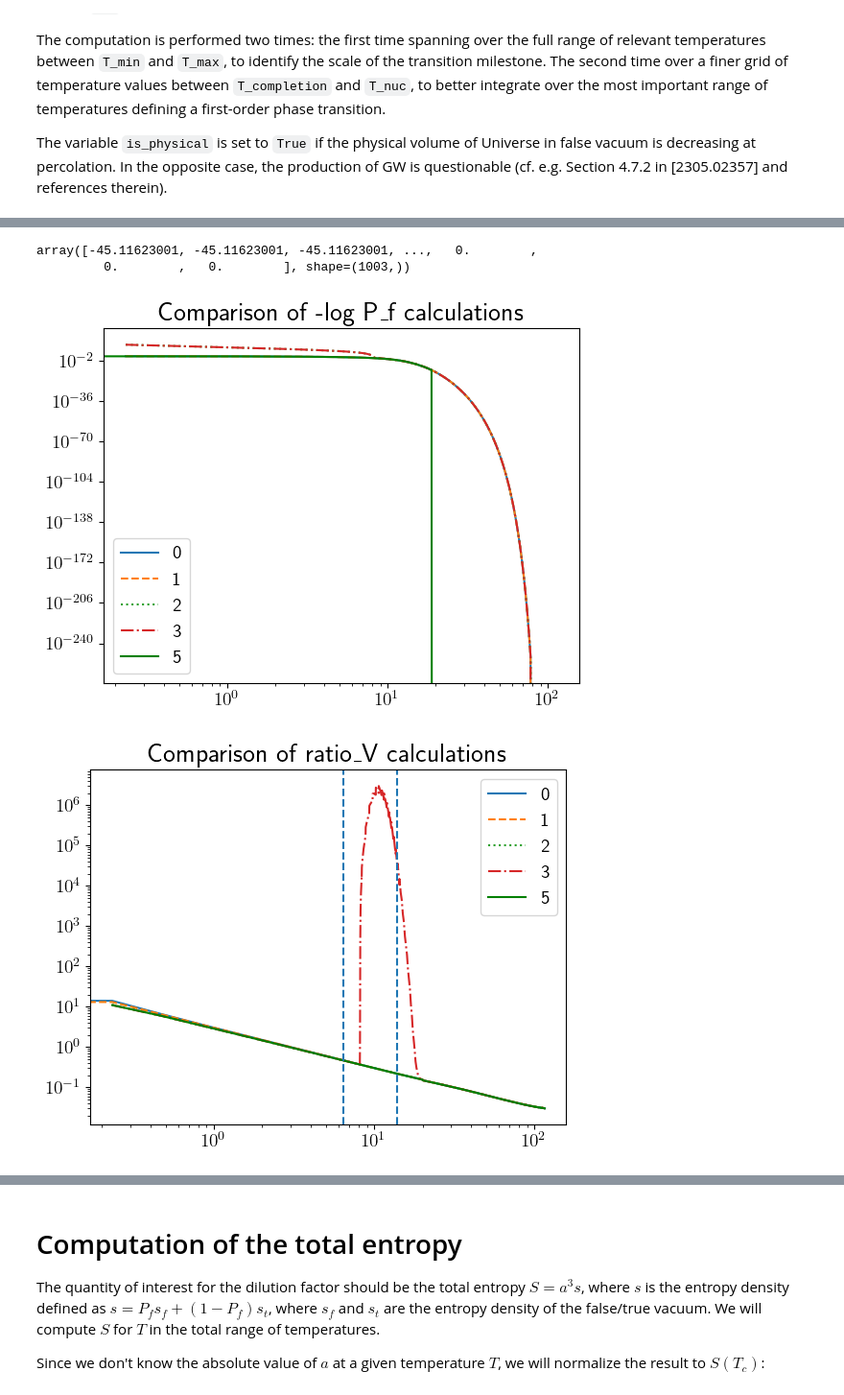
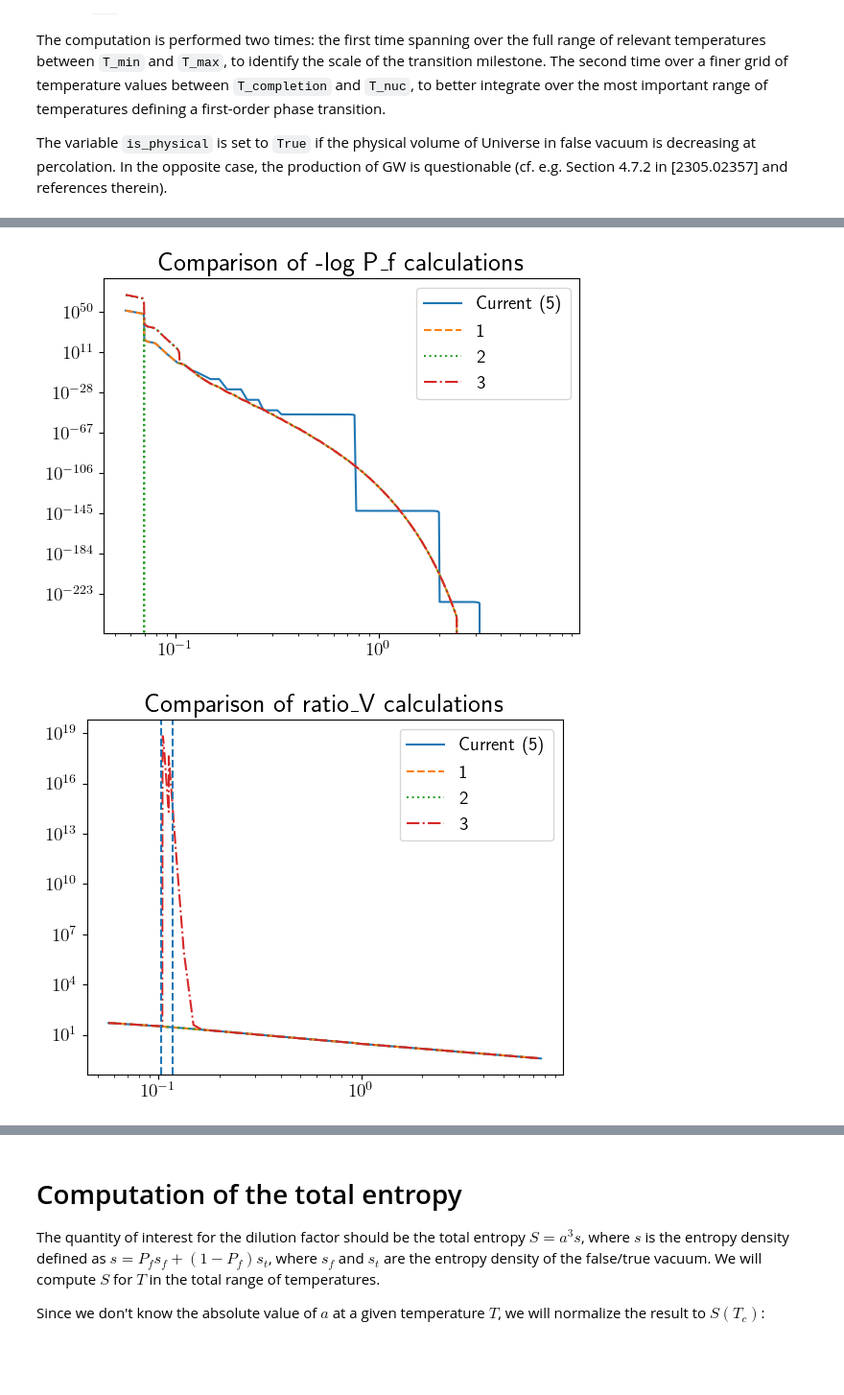
Before and after one commit to michelelucente/ELENA, a Jupyter notebook: examples/dilution.ipynb, the cells around one changed output, grey strips where cells are left out. Shown at 96% size. Drawn from its saved outputs; the diff is of its cells as text; code cells hidden in the pictures; blank space fills up the shorter version.

```diff
--- a/examples/dilution.ipynb
+++ b/examples/dilution.ipynb
@@ -56,13 +56,13 @@ description = "Fast"
 
 # Alternatively, these are the benchmark points presented in arXiv:2501.15649 [hep-ph]
 lambda_, g, vev, units, description  = 6e-3, 0.75002, 500, "MeV", "Slow" # BP1
-# lambda_, g, vev, units, description  = 6e-3, 0.74999, 1000, "MeV", "BP2"
-# lambda_, g, vev, units, description  = 6e-3, 0.749938, 3, "GeV", "BP3"
-# lambda_, g, vev, units, description  = 1e-2, 0.85412, 1, "GeV", "BP4"
+lambda_, g, vev, units, description  = 6e-3, 0.74999, 1000, "MeV", "BP2"
+lambda_, g, vev, units, description  = 6e-3, 0.749938, 3, "GeV", "BP3"
+lambda_, g, vev, units, description  = 1e-2, 0.85412, 1, "GeV", "BP4"
 
-# lambda_, g, vev, units, description =  4.488898148959398e-03, 6.972679726505687e-01, 4.410345365114855e+01, "MeV", "MCMC_MAP"
-# lambda_, g, vev, units, description =  3.2068687910412159e-03, 6.4097070950050705e-01, 1.1413675256191728e+02, "MeV", "MCMC_bayes"
-# lambda_, g, vev, units, description =  1.5052724071742338e-03, 5.3053740660784832e-01, 4.6720288890003964e+01, "MeV", "MCMC_MLE"
+lambda_, g, vev, units, description =  4.488898148959398e-03, 6.972679726505687e-01, 4.410345365114855e+01, "MeV", "MCMC_MAP"
+lambda_, g, vev, units, description =  3.2068687910412159e-03, 6.4097070950050705e-01, 1.1413675256191728e+02, "MeV", "MCMC_bayes"
+lambda_, g, vev, units, description =  1.5052724071742338e-03, 5.3053740660784832e-01, 4.6720288890003964e+01, "MeV", "MCMC_MLE"
 
 # description = f"vev = {vev} {units}"
 
@@ -300,7 +300,7 @@ The computation is performed two times: the first time spanning over the full ra
 The variable `is_physical` is set to `True` if the physical volume of Universe in false vacuum is decreasing at percolation. In the opposite case, the production of GW is questionable (cf. e.g. Section 4.7.2 in [2305.02357] and references therein).
 # %%
 from utils import interpolation_narrow
-from temperatures import compute_logP_f, N_bubblesH, R_sepH, compute_logP_f1, compute_logP_f2
+from temperatures import compute_logP_f5, N_bubblesH, R_sepH
 
 is_physical = True
 
@@ -313,9 +313,9 @@ while counter <= 1:
         temperatures = np.linspace(np.nanmax([T_min, 0.95 * T_completion]), np.nanmin([T_max, 1.05 * T_nuc]), n_points, endpoint = True)
         action_vec(temperatures)
     try:
-        logP_f, Temps, ratio_V, Gamma, H = compute_logP_f(dp, V_min_value, S3overT, true_vev, false_vev, v_w = 1, units = units, cum_method= 'None')
+        logP_f, Temps, ratio_V, Gamma, H = compute_logP_f5(dp, V_min_value, S3overT, true_vev, false_vev, v_w = 1, units = units)
     except:
-        logP_f, Temps, ratio_V, Gamma, H = compute_logP_f(dp, V_min_value, S3overT, v_w = 1, units = units, cum_method= 'None')
+        logP_f, Temps, ratio_V, Gamma, H = compute_logP_f5(dp, V_min_value, S3overT, v_w = 1, units = units)
     RH, R = R_sepH(Temps, Gamma, logP_f, H, ratio_V)
     nH = N_bubblesH(Temps, Gamma, logP_f, H, ratio_V)
     mask_nH = ~np.isnan(nH)
@@ -371,16 +371,9 @@ import temperatures
 importlib.reload(temperatures)
 from temperatures import compute_logP_f1, compute_logP_f2,  compute_logP_f3, compute_logP_f5
 
-try:
-    logP_f1, Temps1, ratio_V1, Gamma1, H1 = compute_logP_f1(dp, V_min_value, S3overT, true_vev, false_vev, v_w = 1, units = units, cum_method= 'None')
-except:
-    logP_f1, Temps1, ratio_V1, Gamma1, H1 = compute_logP_f1(dp, V_min_value, S3overT, v_w = 1, units = units, cum_method= 'None')
 
-try:
-    logP_f2, Temps2, ratio_V2, Gamma2, H2 = compute_logP_f2(dp, V_min_value, S3overT, true_vev, false_vev, v_w = 1, units = units, cum_method= 'None')
-except:
-    logP_f2, Temps2, ratio_V2, Gamma2, H2 = compute_logP_f2(dp, V_min_value, S3overT, v_w = 1, units = units, cum_method= 'None')
+logP_f1, Temps1, ratio_V1, Gamma1, H1 = compute_logP_f1(dp, V_min_value, S3overT, v_w = 1, units = units, cum_method= 'None')
 
+logP_f2, Temps2, ratio_V2, Gamma2, H2 = compute_logP_f2(dp, V_min_value, S3overT, true_vev, false_vev, v_w = 1, units = units, cum_method= 'None')
 
 logP_f3, Temps3, ratio_V3, Gamma3, H3, drho3, rhoplusp3, P3, dP3  = compute_logP_f3(dp, V_min_value, S3overT, true_vev, false_vev, v_w = 1, units = units)
-                                                              #compute_logP_f3(m, V_min_value, S3overT, true_vev, false_vev, v_w, units = 'GeV', return_all = False)
@@ -1526,54 +380,45 @@ plt.plot(Temps, np.exp(logP_f))
-# %%
-logP_f5
-# %% [output]
-array([-45.11623001, -45.11623001, -45.11623001, ...,   0.        ,
-         0.        ,   0.        ], shape=(1003,))
 # %%
-plt.plot(Temps, -logP_f, label = '0')
+plt.plot(Temps, -logP_f, label = 'Current (5)')
 plt.plot(Temps1, -logP_f1, linestyle = "--", label = '1')
 plt.plot(Temps2, -logP_f2, linestyle = ":", label = '2')
 plt.plot(Temps3, -logP_f3, linestyle = "-.", label = '3')
-plt.plot(Temps5, -logP_f5, linestyle = "-", color='green', label = '5')
 plt.yscale('log')
 plt.xscale('log')
 plt.title('Comparison of -log P_f calculations')
 plt.legend()
 plt.show()
 
-plt.plot(Temps, ratio_V, label = '0')
+plt.plot(Temps, ratio_V, label = 'Current (5)')
 plt.plot(Temps1, ratio_V1, linestyle = "--", label = '1')
 plt.plot(Temps2, ratio_V2, linestyle = ":", label = '2')
 plt.plot(Temps3, ratio_V3, linestyle = "-.", label = '3')
-plt.plot(Temps5, ratio_V5, linestyle = "-",color='green', label = '5')
 plt.axvline(T_nuc, linestyle = '--')
 plt.axvline(T_completion, linestyle = '--')
 plt.yscale('log')
 plt.xscale('log')
 plt.title('Comparison of ratio_V calculations')
 plt.legend()
 plt.show()
 
-plt.plot(Temps, Gamma, label = '0')
+plt.plot(Temps, Gamma, label = 'Current (5)')
 plt.plot(Temps1, Gamma1, linestyle = "--", label = '1')
 plt.plot(Temps2, Gamma2, linestyle = ":", label = '2')
 plt.plot(Temps3, Gamma3, linestyle = "-.", label = '3')
-plt.plot(Temps5, Gamma5, linestyle = "-", color='green', label = '5')
 plt.yscale('log')
 plt.xscale('log')
 plt.title('Comparison of Gamma calculations')
 plt.legend()
 plt.show()
 
-plt.plot(Temps, H, label = '0')
+plt.plot(Temps, H, label = 'Current (5)')
 plt.plot(Temps1, H1, linestyle = "--", label = '1')
 plt.plot(Temps2, H2, linestyle = ":", label = '2')
 plt.plot(Temps2, H3, linestyle = "-.", label = '3')
-plt.plot(Temps5, H5, linestyle = "-", color='green', label = '5')
 plt.yscale('log')
 plt.xscale('log')
 plt.title('Comparison of H calculations')
 plt.legend()
 plt.show()
 # %% [output]
-[figure, old version]
+[figure, new version]
-[figure, old version]
+[figure, new version]
```
Also changed, not shown: parts of 62 cells of this notebook, 48 other files.
